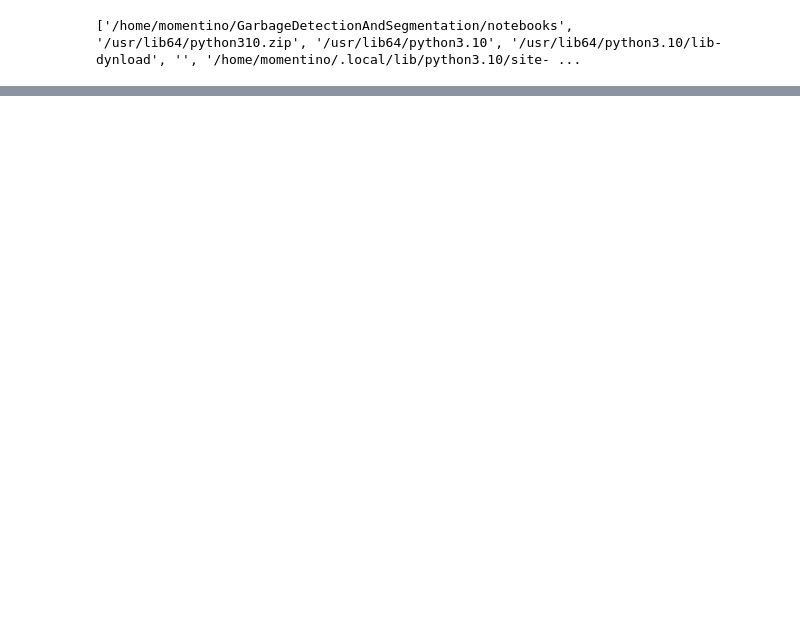
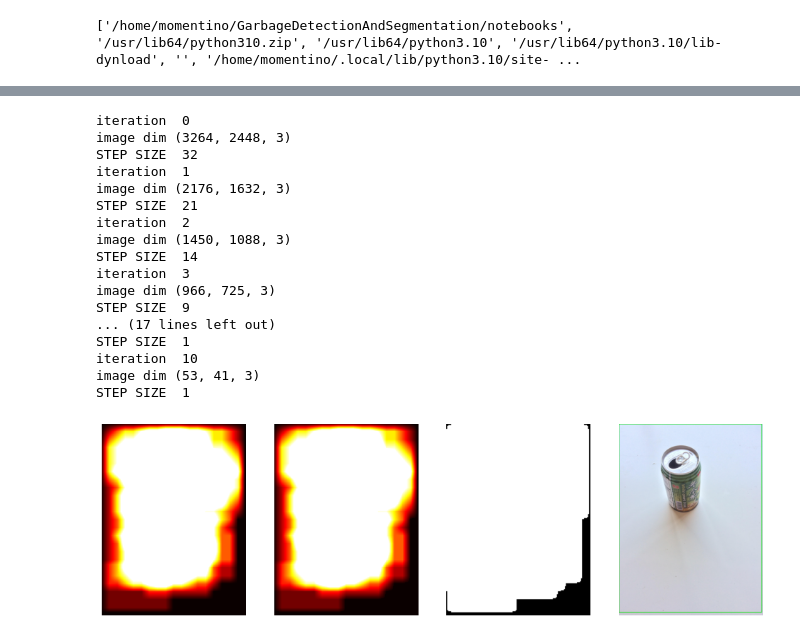
Before and after one commit to momentino/GarbageDetectionAndSegmentation, a Jupyter notebook: notebooks/heatmap.ipynb, the cells around one changed output, grey strips where cells are left out. Cells and saved outputs as stored; diff of their text form; code cells hidden in the pictures; blank space fills up the shorter version.

```diff
--- a/notebooks/heatmap.ipynb
+++ b/notebooks/heatmap.ipynb
@@ -38,12 +38,12 @@ sourcer_params = {
 }
 
 cls = BinaryClassifier(svc, scaler)
-src = FeatureSourcer(sourcer_params, imread("/home/momentino/TACO/data/batch_2/000001.JPG"))
-slider = Slider(sourcer = src, classifier = cls, increment = 8)
+src = FeatureSourcer(sourcer_params, iio.imread("/home/momentino/TACO/data/batch_3/IMG_4868.JPG"))
+slider = Slider(sourcer = src, classifier = cls, increment = 32)
 
-img1 = imread("/home/momentino/TACO/data/batch_2/000001.JPG")
+img1 = iio.imread("/home/momentino/TACO/data/batch_3/IMG_4868.JPG")
 
-heatmap = HeatMap(frame = img1, thresh = 3, memory = 4)
+heatmap = HeatMap(frame = img1, thresh = 6, memory = 4)
 # %%
 def heatmap_test(image, this_heatmap):
   this_heatmap.reset()
@@ -61,0 +76,27 @@ AttributeError: 'LinearSVC' object has no attribute 'predict_proba'
+# %%
+src = FeatureSourcer(sourcer_params, iio.imread("/home/momentino/TACO/data/batch_3/IMG_4868.JPG"))
+slider = Slider(sourcer = src, classifier = cls, increment = 32)
+
+img2 = iio.imread("/home/momentino/TACO/data/batch_3/IMG_4868.JPG")
+
+heatmap = HeatMap(frame = img2, thresh = 6, memory = 4)
+heatmap_test(img2, heatmap)
+# %% [output]
+iteration  0
+image dim (3264, 2448, 3)
+STEP SIZE  32
+iteration  1
+image dim (2176, 1632, 3)
+STEP SIZE  21
+iteration  2
+image dim (1450, 1088, 3)
+STEP SIZE  14
+iteration  3
+image dim (966, 725, 3)
+STEP SIZE  9
+... (17 lines left out)
+STEP SIZE  1
+iteration  10
+image dim (53, 41, 3)
+STEP SIZE  1
+[figure, added]
```
Also changed, not shown: parts of 3 cells of this notebook, 7 other files.
